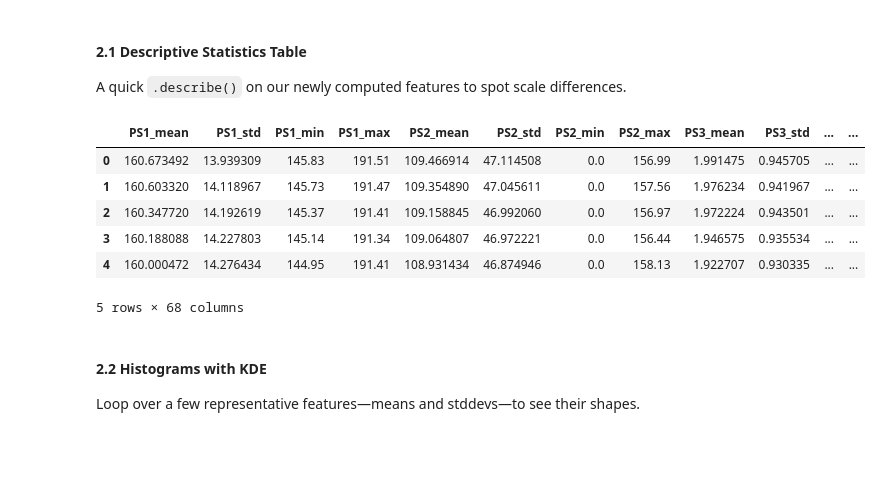
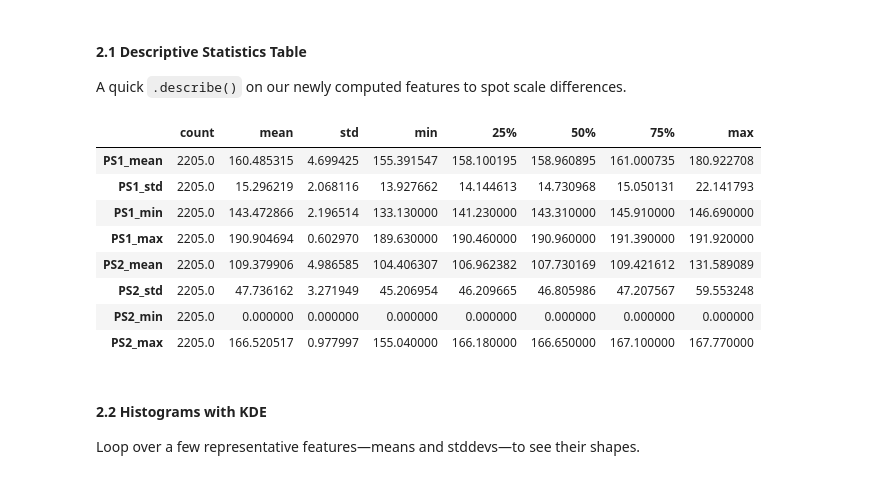
Before and after one commit to jeremiafourie/HydraulicHealth-Monitoring, a Jupyter notebook: notebooks/eda.ipynb, the cells around one changed output. Saved outputs shown, nothing was run; the diff lists cells and outputs as text; code cells hidden in the pictures; blank space fills up the shorter version.

```diff
--- a/notebooks/eda.ipynb
+++ b/notebooks/eda.ipynb
@@ -53,15 +53,17 @@ A quick `.describe()` on our newly computed features to spot scale differences.
 # %%
 desc = df[summary_cols].describe().T
 # display top 8 rows for brevity
-desc.head(10)
+desc.head(8)
 # %% [output]
-|  | PS1_mean | PS1_std | PS1_min | PS1_max | PS2_mean | PS2_std | PS2_min | PS2_max | PS3_mean | PS3_std | ... | ... |
-| 0 | 160.673492 | 13.939309 | 145.83 | 191.51 | 109.466914 | 47.114508 | 0.0 | 156.99 | 1.991475 | 0.945705 | ... | ... |
-| 1 | 160.603320 | 14.118967 | 145.73 | 191.47 | 109.354890 | 47.045611 | 0.0 | 157.56 | 1.976234 | 0.941967 | ... | ... |
-| 2 | 160.347720 | 14.192619 | 145.37 | 191.41 | 109.158845 | 46.992060 | 0.0 | 156.97 | 1.972224 | 0.943501 | ... | ... |
-| 3 | 160.188088 | 14.227803 | 145.14 | 191.34 | 109.064807 | 46.972221 | 0.0 | 156.44 | 1.946575 | 0.935534 | ... | ... |
-| 4 | 160.000472 | 14.276434 | 144.95 | 191.41 | 108.931434 | 46.874946 | 0.0 | 158.13 | 1.922707 | 0.930335 | ... | ... |
+|  | count | mean | std | min | 25% | 50% | 75% | max |
+| PS1_mean | 2205.0 | 160.485315 | 4.699425 | 155.391547 | 158.100195 | 158.960895 | 161.000735 | 180.922708 |
+| PS1_std | 2205.0 | 15.296219 | 2.068116 | 13.927662 | 14.144613 | 14.730968 | 15.050131 | 22.141793 |
+| PS1_min | 2205.0 | 143.472866 | 2.196514 | 133.130000 | 141.230000 | 143.310000 | 145.910000 | 146.690000 |
+| PS1_max | 2205.0 | 190.904694 | 0.602970 | 189.630000 | 190.460000 | 190.960000 | 191.390000 | 191.920000 |
+| PS2_mean | 2205.0 | 109.379906 | 4.986585 | 104.406307 | 106.962382 | 107.730169 | 109.421612 | 131.589089 |
+| PS2_std | 2205.0 | 47.736162 | 3.271949 | 45.206954 | 46.209665 | 46.805986 | 47.207567 | 59.553248 |
+| PS2_min | 2205.0 | 0.000000 | 0.000000 | 0.000000 | 0.000000 | 0.000000 | 0.000000 | 0.000000 |
+| PS2_max | 2205.0 | 166.520517 | 0.977997 | 155.040000 | 166.180000 | 166.650000 | 167.100000 | 167.770000 |
-5 rows × 68 columns
 # %% [markdown]
 #### 2.2 Histograms with KDE
 Loop over a few representative features—means and stddevs—to see their shapes.
```
Also changed, not shown: parts of 8 cells of this notebook.
